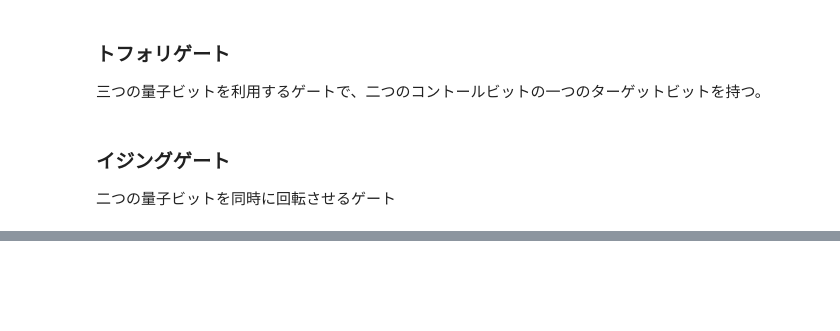
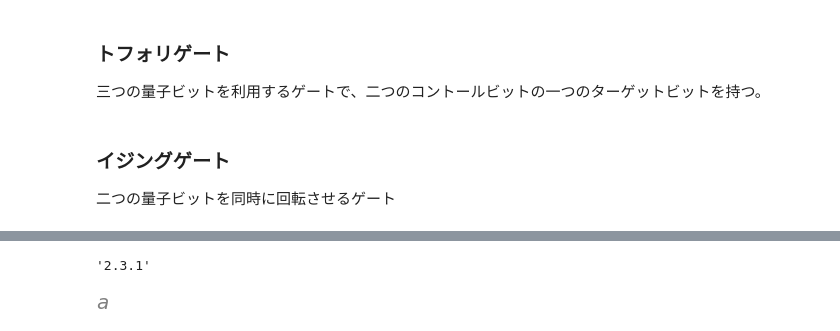
Before and after one commit to hiroshi0530/wa-src, a Jupyter notebook: qc/bq/tutorial/100/100_nb.ipynb, the cells around one changed output, grey strips where cells are left out. Cells and saved outputs as stored; diff of their text form; code cells hidden in the pictures; blank space fills up the shorter version.

```diff
--- a/qc/bq/tutorial/100/100_nb.ipynb
+++ b/qc/bq/tutorial/100/100_nb.ipynb
@@ -447,0 +490,5 @@ $$\left[\begin{matrix}\alpha \gamma\\\alpha \delta\\\beta \gamma\\\beta \delta\e
+# %%
+import tensorflow as tf
+tf.__version__
+# %% [output]
+'2.3.1'
@@ -447,0 +507,6 @@ $$\left[\begin{matrix}\alpha \gamma\\\alpha \delta\\\beta \gamma\\\beta \delta\e
+# %%
+a, b = sympy.symbols('a b')
+# %%
+a
+# %% [output]
+[figure, added]
```
Also changed, not shown: parts of 35 cells of this notebook, 22 other files.
